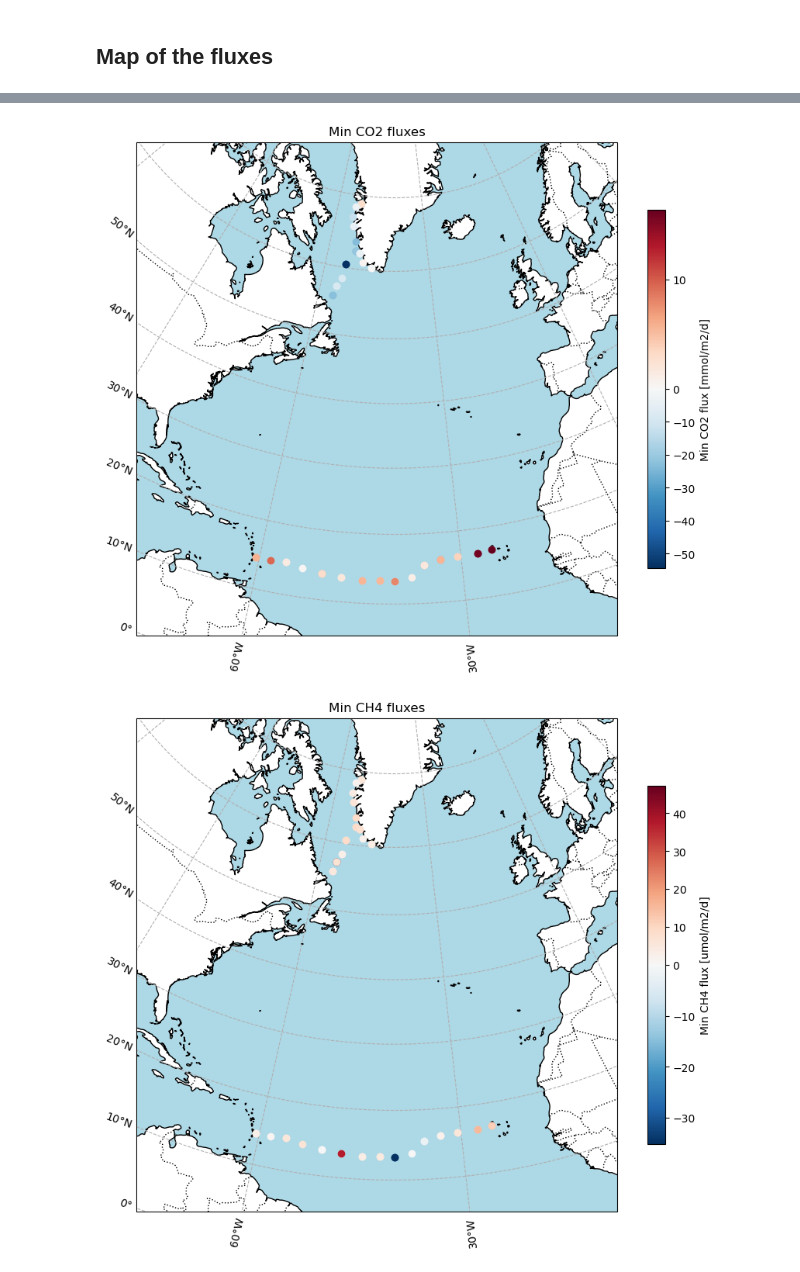
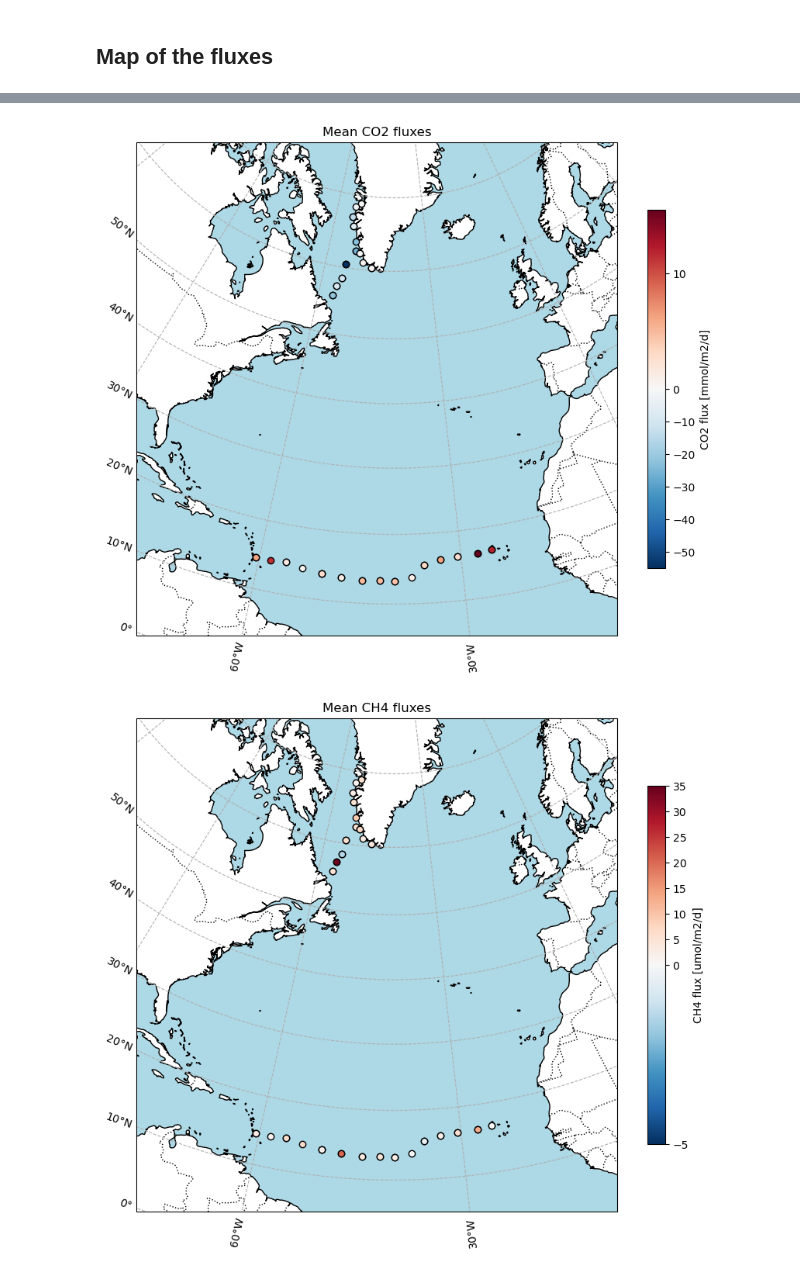
Before and after one commit to lolapricam/Sea-air_fluxes_Arctic, a Jupyter notebook: main_code.ipynb, the cells around one changed output, grey strips where cells are left out. Drawn from its saved outputs; the diff is of its cells as text; code cells hidden in the pictures.

```diff
--- a/main_code.ipynb
+++ b/main_code.ipynb
@@ -350,7 +353,7 @@ display(df)
 df_CO2 = pd.DataFrame({'Datetime' : data["Datetime"], 'Lat' : data["Latitude"], 'Long' : data["Longitude"],  'Pi CO2 [Pa]' : Pi_CO2_Pa, 'n CO2 [mol]' : n_CO2_mol, 'Henrys coeff [molm3Pa] ' : hcpsalt_CO2_molm3Pa,
                    'C_eq CO2 [molm3]' : C_eq_CO2_molm3, 'Min K600 [m/d]' : K600_min_md, 'Max K600 [m/d]' : K600_max_md,
                    'Sc CO2 [-]' : Sc_CO2, 'Min Ki CO2 [m/d]' : Ki_min_CO2_md, 'Max Ki CO2 [m/d]' : Ki_max_CO2_md,
-                   'Min CO2 flux [mmol/m2/d]': F_min_CO2_mmolm2d, 'Max CO2 flux [mmol/m2/d]': F_max_CO2_mmolm2d})
+                   'Min CO2 flux [mmol/m2/d]': F_min_CO2_mmolm2d, 'Max CO2 flux [mmol/m2/d]': F_max_CO2_mmolm2d, 'Mean CO2 flux [mmol/m2/d]' : F_mean_CO2_mmolm2d})
 display(df_CO2)
 # %% [output]
 |  | Datetime | Lat | Long | Pi CO2 [Pa] | n CO2 [mol] | Henrys coeff [molm3Pa] | C_eq CO2 [molm3] | ... |
@@ -375,7 +378,7 @@ display(df_CO2)
 df_CH4 = pd.DataFrame({'Datetime' : data["Datetime"], 'Lat' : data["Latitude"], 'Long' : data["Longitude"], 'Pi CH4 [Pa]' : Pi_CH4_Pa, 'n CH4 [mol]' : n_CH4_mol, 'Henrys coeff CH4 [molm3Pa] ' : hcpsalt_CH4_molm3Pa,
                    'C_eq CH4 [molm3]' : C_eq_CH4_molm3, 'Min K600 [m/d]' : K600_min_md, 'Max K600 [m/d]' : K600_max_md,
                    'Sc CH4 [-]' : Sc_CH4, 'Min Ki CH4 [m/d]' : Ki_min_CH4_md, 'Max Ki CH4 [m/d]' : Ki_max_CH4_md,
-                   'Min CH4 flux [umol/m2/d]': F_min_CH4_umolm2d, 'Max CH4 flux [umol/m2/d]': F_max_CH4_umolm2d})
+                   'Min CH4 flux [umol/m2/d]': F_min_CH4_umolm2d, 'Max CH4 flux [umol/m2/d]': F_max_CH4_umolm2d, 'Mean CH4 flux [umol/m2/d]' : F_mean_CH4_umolm2d})
 display(df_CH4)
 # %% [output]
 |  | Datetime | Lat | Long | Pi CH4 [Pa] | n CH4 [mol] | Henrys coeff CH4 [molm3Pa] | C_eq CH4 [molm3] | ... |
@@ -616,2 +657,17 @@ plt.show()
 # %% [markdown]
 ## Map of the fluxes
+# %%
+# Compute the mean CO2/CH4 fluxes (from a duplicate perspective), ie mean mean CO2/CH4 fluxes (MM_CO2
+F_MM_CO2_mmolm2d = df_CO2.groupby('Datetime')['Mean CO2 flux [mmol/m2/d]'].mean().reset_index()
+F_MM_CO2_mmolm2d.rename(columns={'Mean CO2 flux [mmol/m2/d]': 'MM CO2 flux [mmol/m2/d]'}, inplace=True)
+print(F_MM_CO2_mmolm2d)
+
+F_MM_CH4_umolm2d = df_CH4.groupby('Datetime')['Mean CH4 flux [umol/m2/d]'].mean().reset_index()
+F_MM_CH4_umolm2d.rename(columns={'Mean CH4 flux [umol/m2/d]': 'MM CH4 flux [umol/m2/d]'}, inplace=True)
+print(F_MM_CH4_umolm2d)
+
+# Merge the mean values back into the original DataFrame
+df_CO2 = df_CO2.merge(F_MM_CO2_mmolm2d, on='Datetime', how='left')
+df_CH4 = df_CH4.merge(F_MM_CH4_umolm2d, on='Datetime', how='left')
+print(df_CO2.head())
+print(df_CH4.head())
@@ -633,28 +707,31 @@ gl.top_labels = False
 gl.right_labels = False
 
 # Normalize the concentration values for color scaling
-norm = mcolors.TwoSlopeNorm(vmin=df_CO2['Min CO2 flux [mmol/m2/d]'].min(), vcenter=0, vmax=df_CO2['Min CO2 flux [mmol/m2/d]'].max())
+norm = mcolors.TwoSlopeNorm(vmin=df_CO2['MM CO2 flux [mmol/m2/d]'].min(), vcenter=0, vmax=df_CO2['MM CO2 flux [mmol/m2/d]'].max())
 colormap = cm.get_cmap('RdBu_r')
 
 # Plot the GPS points with color depending on concentration
 for _, row in df_CO2.iterrows():
-    rgba = colormap(norm(row['Min CO2 flux [mmol/m2/d]']))  # Get the color based on concentration
+    rgba = colormap(norm(row['MM CO2 flux [mmol/m2/d]']))  # Get the color based on concentration
     hex_color = mcolors.to_hex(rgba)  # Convert to hex color
-    ax.plot(row['Long'], row['Lat'], marker='o', markersize=6, color=hex_color, transform=ccrs.PlateCarree())
+    ax.plot(row['Long'], row['Lat'], marker='o', markeredgecolor = 'black', markersize=6, color=hex_color, transform=ccrs.PlateCarree())
 
 # Add colorbar legend
 sm = cm.ScalarMappable(cmap=colormap, norm=norm)
 sm.set_array([])  # Needed only for matplotlib < 3.1
 cbar = plt.colorbar(sm, ax=ax, orientation='vertical', shrink=0.6, pad=0.05)
-cbar.set_label('Min CO2 flux [mmol/m2/d]')
+cbar.set_label('CO2 flux [mmol/m2/d]')
 
 # Add title
-plt.title("Min CO2 fluxes")
+plt.title("Mean CO2 fluxes")
+
+# Export as an image
+plt.savefig(os.path.join('Results', 'Map_CO2_flux.png' ), bbox_inches='tight', dpi=300)
 
 # Show the plot
 plt.show()
 # %% [output]
-[figure, old version]
+[figure, new version]
 # %%
 fig, ax = plt.subplots(subplot_kw={'projection': ccrs.LambertConformal(central_longitude=-40, central_latitude=50)}, figsize=(10, 10))
 
@@ -662,36 +739,39 @@ fig, ax = plt.subplots(subplot_kw={'projection': ccrs.LambertConformal(central_l
 ax.set_extent([-75, -10, 5, 75], crs=ccrs.PlateCarree())
 
 # Add map features
 ax.add_feature(cfeature.OCEAN, color='lightblue')
 ax.add_feature(cfeature.LAND.with_scale('50m'), facecolor="white")
 ax.add_feature(cfeature.COASTLINE.with_scale('50m'))
 ax.add_feature(cfeature.BORDERS, linestyle=":")
 
 # Add grid lines
 gl = ax.gridlines(draw_labels=True, dms=True, x_inline=False, y_inline=False, linestyle='--')
 gl.top_labels = False
 gl.right_labels = False
 
 # Normalize the concentration values for color scaling
-norm = mcolors.TwoSlopeNorm(vmin=df_CH4['Min CH4 flux [umol/m2/d]'].min(), vcenter=0, vmax=df_CH4['Min CH4 flux [umol/m2/d]'].max())
+norm = mcolors.TwoSlopeNorm(vmin=-5, vcenter = 0, vmax=35)
 colormap = cm.get_cmap('RdBu_r')
 
 # Plot the GPS points with color depending on concentration
 for _, row in df_CH4.iterrows():
-    rgba = colormap(norm(row['Min CH4 flux [umol/m2/d]']))  # Get the color based on concentration
+    rgba = colormap(norm(row['MM CH4 flux [umol/m2/d]']))  # Get the color based on concentration
     hex_color = mcolors.to_hex(rgba)  # Convert to hex color
-    ax.plot(row['Long'], row['Lat'], marker='o', markersize=6, color=hex_color, transform=ccrs.PlateCarree())
+    ax.plot(row['Long'], row['Lat'], marker='o', markeredgecolor = 'black', markersize=6, color=hex_color, transform=ccrs.PlateCarree())
 
 # Add colorbar legend
 sm = cm.ScalarMappable(cmap=colormap, norm=norm)
 sm.set_array([])  # Needed only for matplotlib < 3.1
 cbar = plt.colorbar(sm, ax=ax, orientation='vertical', shrink=0.6, pad=0.05)
-cbar.set_label('Min CH4 flux [umol/m2/d]')
+cbar.set_label('CH4 flux [umol/m2/d]')
 
 # Add title
-plt.title("Min CH4 fluxes")
+plt.title("Mean CH4 fluxes")
+
+# Export as an image
+plt.savefig(os.path.join('Results', 'Map_CH4_flux.png' ), bbox_inches='tight', dpi=300)
 
 # Show the plot
 plt.show()
 # %% [output]
-[figure, old version]
+[figure, new version]
```
Also changed, not shown: parts of 15 cells of this notebook, 24 other files.
